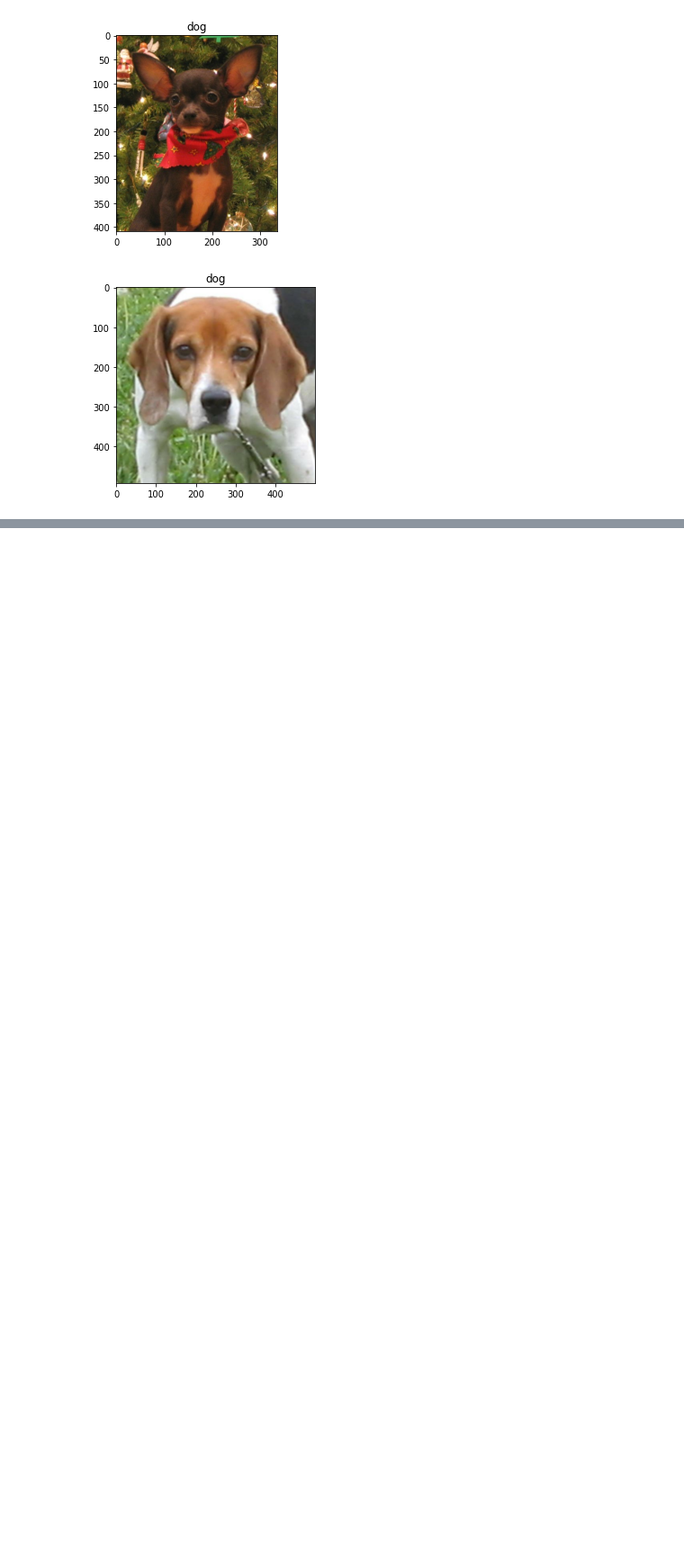
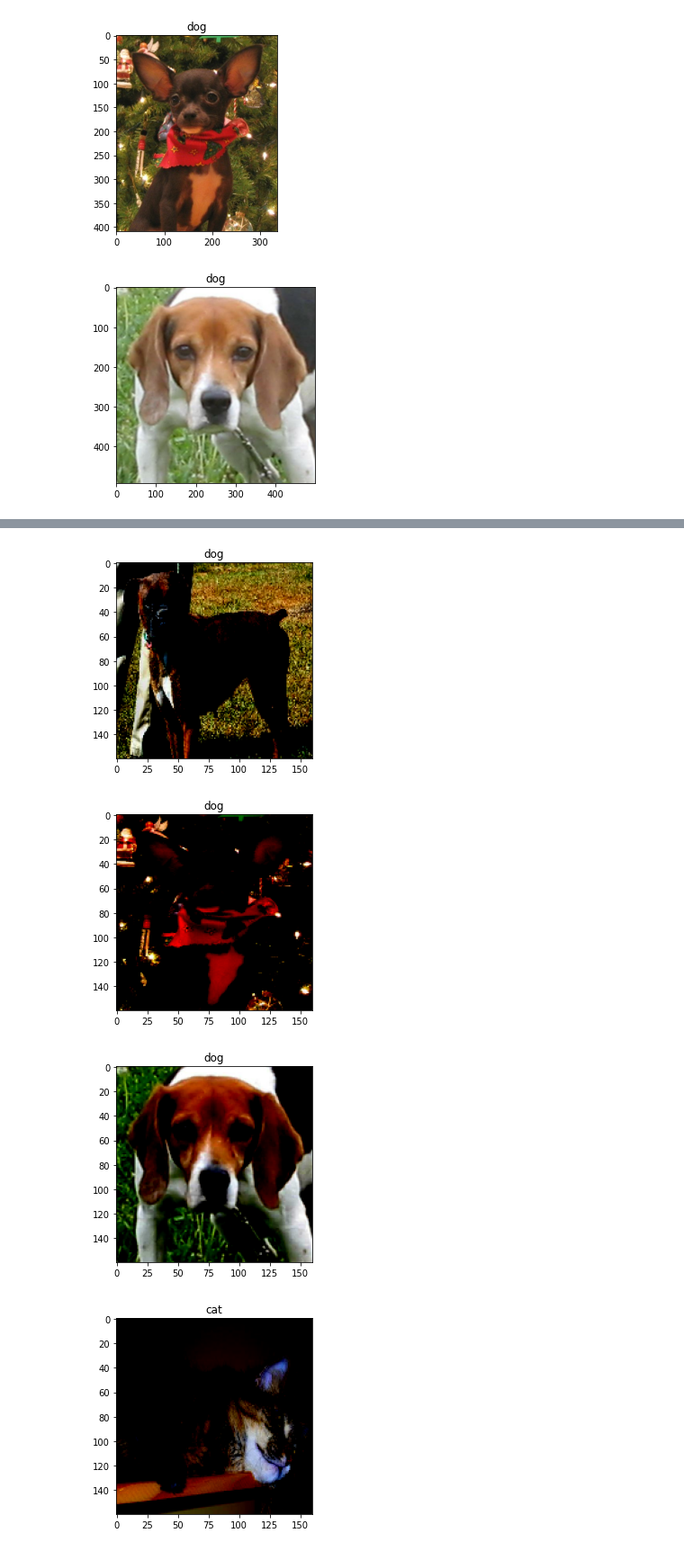
Before and after one commit to justinpatel/cats_vs_dogs-tensorflow, a Jupyter notebook: catvsdog.ipynb, the cells around one changed output, grey strips where cells are left out. Shown at 90% size. Cells and saved outputs as stored; diff of their text form; code cells hidden in the pictures; blank space fills up the shorter version.

```diff
--- a/catvsdog.ipynb
+++ b/catvsdog.ipynb
@@ -96,0 +194,7 @@ ValueError: ignored
+# %%
+n = 10
+for image, label in train.take(n):
+  plt.figure()
+  plt.imshow(image)
+  plt.title(get_label_name(label))
+# %% [output]
@@ -96,0 +211,4 @@ ValueError: ignored
+[figure, added]
+[figure, added]
+[figure, added]
+[figure, added]
```
Also changed, not shown: parts of 17 cells of this notebook.
